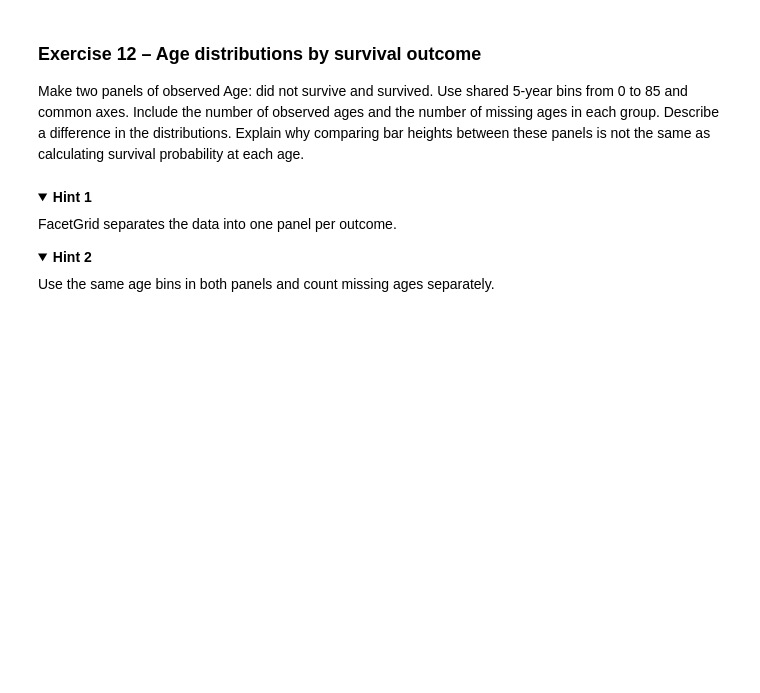
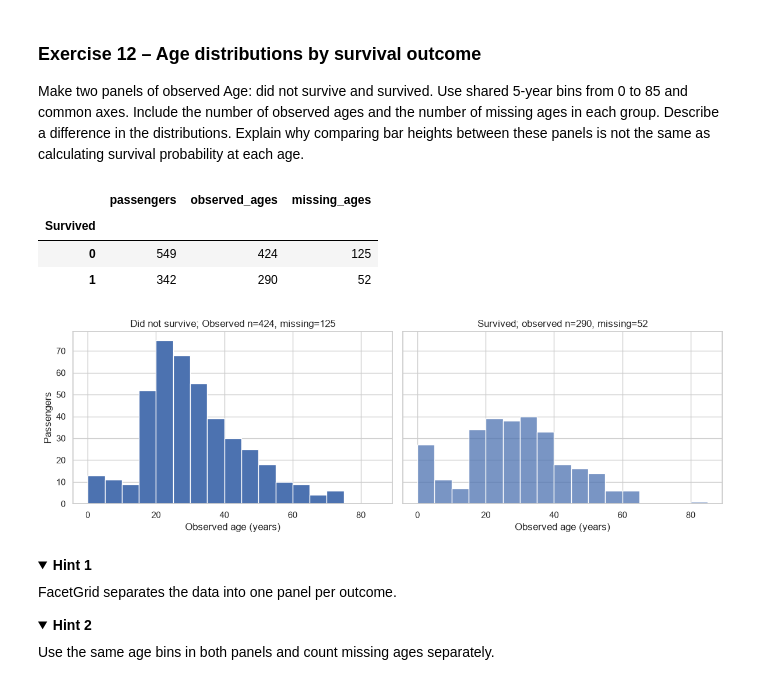
Before and after one commit to OrangeBoop/Lab02, a Jupyter notebook: Lab4/Lab4-Persky Idan 215548512 , Golan Amir 216264333.ipynb, the cells around one changed output. Cells and saved outputs as stored; diff of their text form; code cells hidden in the pictures; folded sections open; blank space fills up the shorter version.

```diff
--- a/Lab4/Lab4-Persky Idan 215548512 , Golan Amir 216264333.ipynb
+++ b/Lab4/Lab4-Persky Idan 215548512 , Golan Amir 216264333.ipynb
@@ -702,7 +795,41 @@ and the number of missing ages in each group. Describe a difference in the
 distributions. Explain why comparing bar heights between these panels is not
 the same as calculating survival probability at each age.
 # %%
-# Write your code here
+# Create survived panel
+survived_summary = (
+    train_raw.groupby('Survived')["Age"]
+    .agg(passengers='size', observed_ages = 'count', missing_ages = lambda s: s.isna().sum())
+)
+display(survived_summary)
+
+
+# Creating histograms
+
+bins = np.linspace(0, 85, 18)
+fig, (ax1, ax2) = plt.subplots(1, 2, figsize=(12, 4), sharex=True, sharey=True)
+
+train_raw[train_raw["Survived"] == 0]['Age'].hist(ax=ax1, bins=bins)
+sns.histplot(data=train_raw[train_raw["Survived"] == 1], x="Age", bins=bins, ax=ax2)
+
+ax1.set_title(f"Did not survive; Observed n={survived_summary["observed_ages"][0]}, missing={survived_summary["missing_ages"][0]}")
+ax2.set_title(f"Survived; observed n={survived_summary["observed_ages"][1]}, missing={survived_summary["missing_ages"][1]}")
+ax1.set_xlabel("Observed age (years)")
+ax2.set_xlabel("Observed age (years)")
+ax1.set_ylabel("Passengers")
+
+plt.tight_layout()
+plt.show()
+
+# Young children (ages 0–5) appear more often in the survived panel, while young adults (15–35) have a much larger peak in the did-not-survive panel.
+# Comparing bar heights only shows raw counts of known ages in each group, whereas survival probability requires dividing survivors by total passengers in that
+# age bin.
+# Also, 177 missing ages (125 non-survivors, 52 survivors) are excluded, which skews the true counts at each age.
+# %% [output]
+|  | passengers | observed_ages | missing_ages |
+| Survived |  |  |  |
+| 0 | 549 | 424 | 125 |
+| 1 | 342 | 290 | 52 |
+[figure, added]
 # %% [markdown]
 <details><summary><b>Hint 1</b></summary>
 
```
Also changed, not shown: parts of 7 cells of this notebook.
